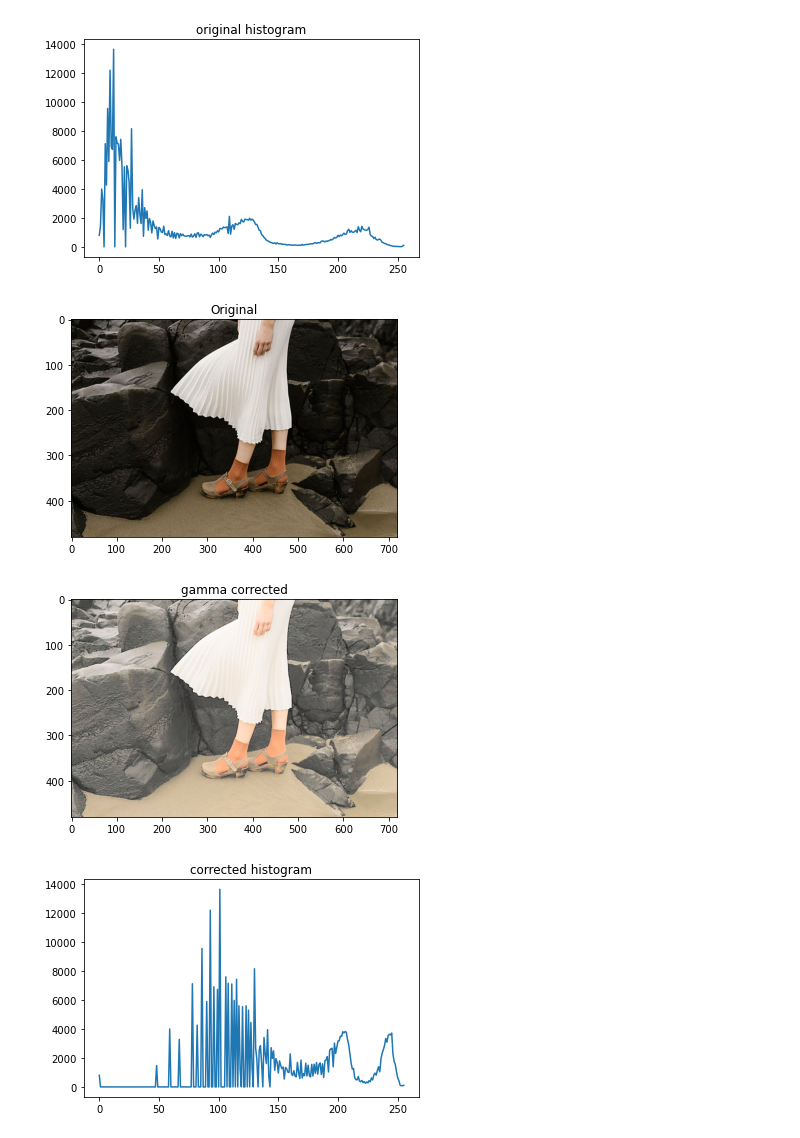
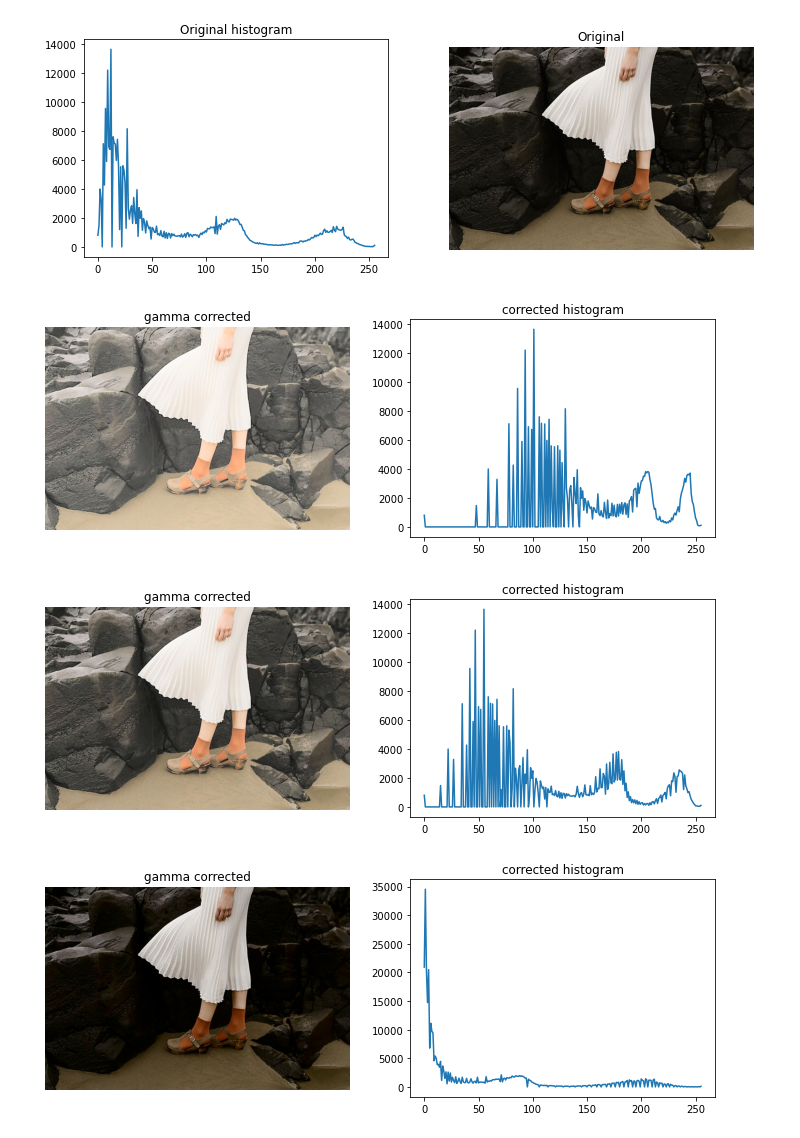
Before and after one commit to nifla2000/EN2550-Codings, a Jupyter notebook: Assignment1.ipynb, the cells around one changed output. Drawn from its saved outputs; the diff is of its cells as text; code cells hidden in the pictures.

```diff
--- a/Assignment1.ipynb
+++ b/Assignment1.ipynb
@@ -130,49 +113,48 @@ import math
 
 imgRgb=cv.imread('Images/highlights_and_shadows.jpg',cv.IMREAD_COLOR)
 assert imgRgb is not None
 
 Lab=cv.cvtColor(imgRgb,cv.COLOR_BGR2LAB)
 l,a,b=cv.split(Lab)
 
 hist_Lab=cv.calcHist([Lab],[0],None,[256],[0,256])
-plt.figure()
-plt.plot(hist_Lab)
-plt.title('original histogram')
-
 
 cv.namedWindow('Original',cv.WINDOW_AUTOSIZE)
 cv.imshow('Original',imgRgb)
 cv.waitKey(0)
 cv.destroyAllWindows()
 
-plt.figure()
-plt.imshow(cv.cvtColor(imgRgb,cv.COLOR_BGR2RGB))
-plt.title("Original")
+fig,ax=plt.subplots(1,2,figsize=(12,4))
+
+ax[0].plot(hist_Lab)
+ax[0].set_title('Original histogram')
+ax[1].imshow(cv.cvtColor(imgRgb,cv.COLOR_BGR2RGB))
+ax[1].set_title("Original")
+ax[1].axis('off')
 plt.show()
 
 gamma=[0.3,0.5,1.5]
 for gam in gamma:
     t= np.array([(p/255)**gam*255 for p in range(0,256)]).astype(np.uint8)
     newL=cv.LUT(l,t)
     labNew=cv.merge([newL,a,b])
     imgNew=cv.cvtColor(labNew,cv.COLOR_LAB2BGR)
+    hist_Lab=cv.calcHist([labNew],[0],None,[256],[0,256])
 
     cv.namedWindow('image',cv.WINDOW_AUTOSIZE)
     cv.imshow('image',imgNew)
     cv.waitKey(0)
     cv.destroyAllWindows()
 
-    plt.figure()
-    plt.imshow(cv.cvtColor(imgNew,cv.COLOR_BGR2RGB))
-    plt.title("gamma corrected")
+    fig,ax=plt.subplots(1,2,figsize=(12,4))
+    ax[0].imshow(cv.cvtColor(imgNew,cv.COLOR_BGR2RGB))
+    ax[0].set_title("gamma corrected")
+    ax[0].axis('off')
+    ax[1].plot(hist_Lab)
+    ax[1].set_title('corrected histogram')
     plt.show()
-
-    hist_Lab=cv.calcHist([labNew],[0],None,[256],[0,256])
-    plt.figure()
-    plt.plot(hist_Lab)
-    plt.title('corrected histogram')
 # %% [output]
-[figure, old version]
+[figure, new version]
-[figure, old version]
+[figure, new version]
-[figure, old version]
+[figure, new version]
-[figure, old version]
+[figure, new version]
```
Also changed, not shown: parts of 5 cells of this notebook.
